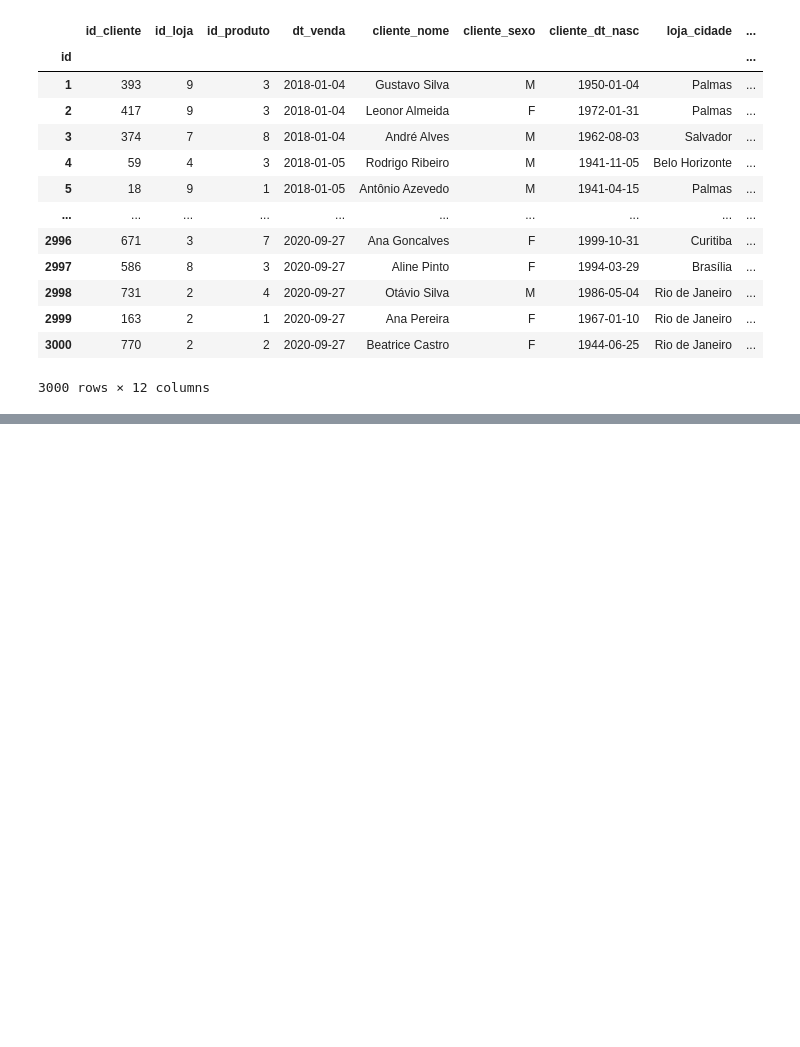
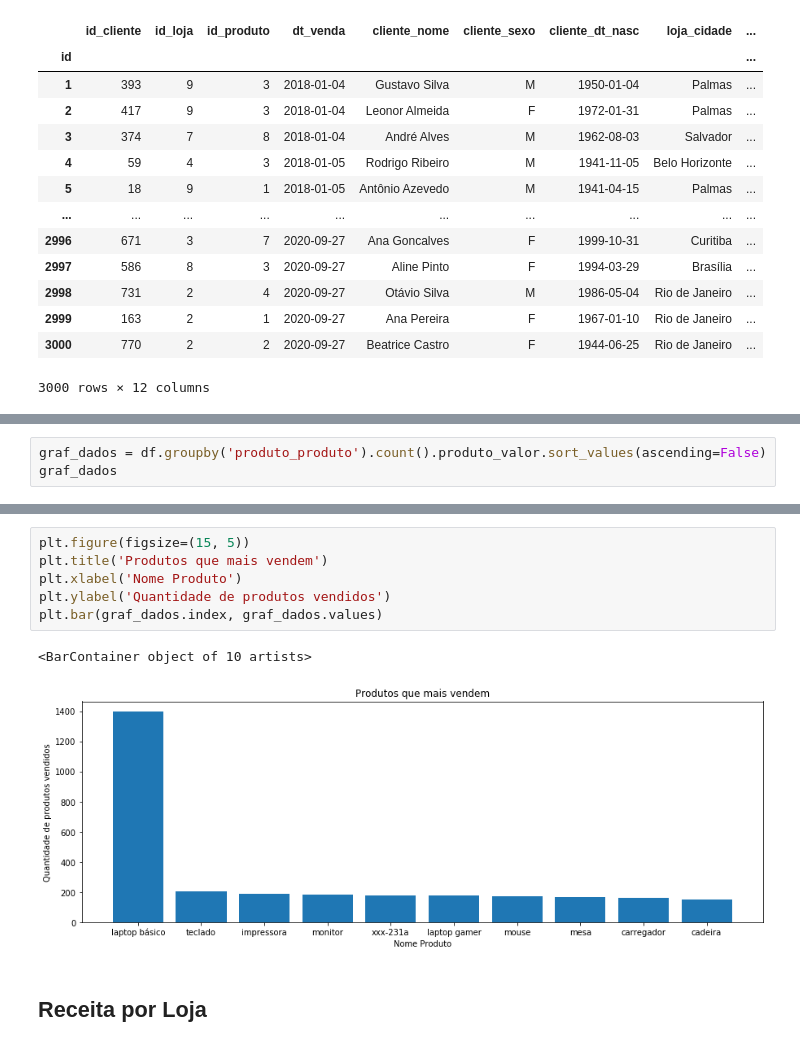
Before and after one commit to laurindo-luis/data-analysis-with-python, a Jupyter notebook: analises_vendas.ipynb, the cells around one changed output, grey strips where cells are left out. Saved outputs shown, nothing was run; the diff lists cells and outputs as text; blank space fills up the shorter version.

```diff
--- a/analises_vendas.ipynb
+++ b/analises_vendas.ipynb
@@ -512,0 +581,3 @@ Name: cliente_dt_nasc, Length: 3000, dtype: float64
+# %%
+graf_dados = df.groupby('produto_produto').count().produto_valor.sort_values(ascending=False)
+graf_dados
@@ -512,0 +597,11 @@ Name: cliente_dt_nasc, Length: 3000, dtype: float64
+# %%
+plt.figure(figsize=(15, 5))
+plt.title('Produtos que mais vendem')
+plt.xlabel('Nome Produto')
+plt.ylabel('Quantidade de produtos vendidos')
+plt.bar(graf_dados.index, graf_dados.values)
+# %% [output]
+<BarContainer object of 10 artists>
+[figure, added]
+# %% [markdown]
+## Receita por Loja
```
Also changed, not shown: parts of 35 cells of this notebook.
